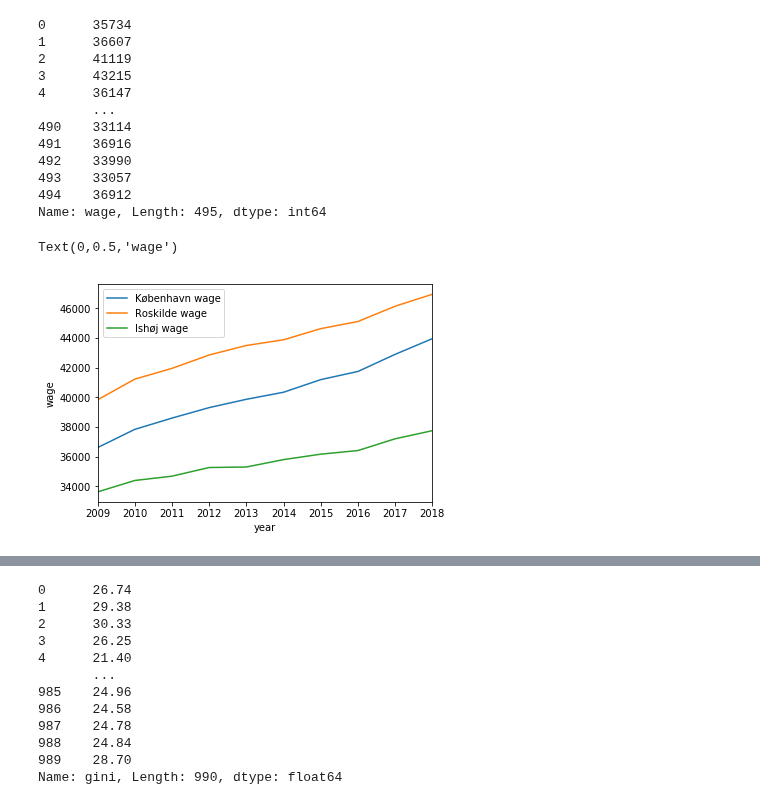
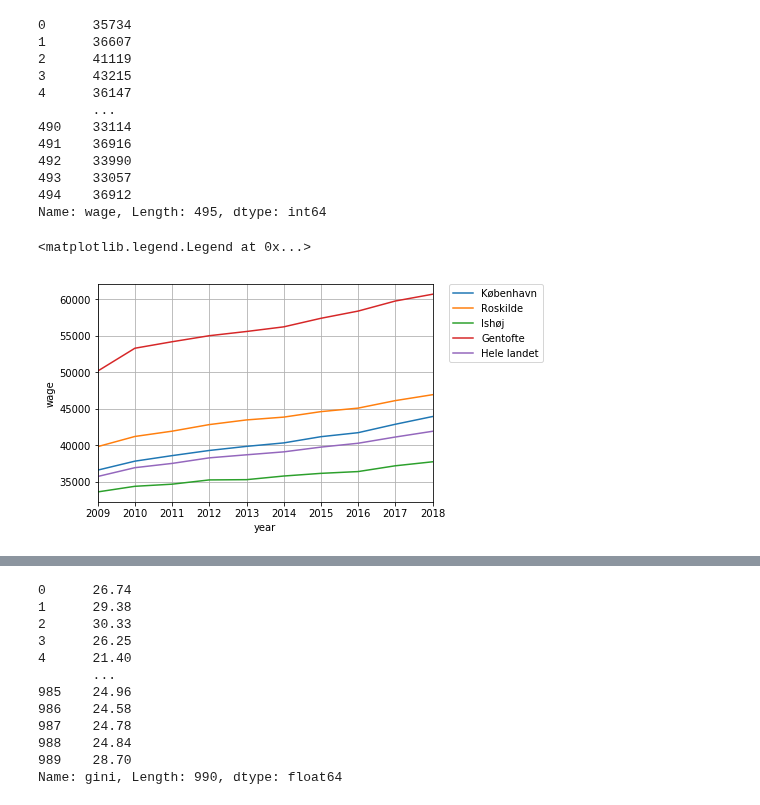
Before and after one commit to NumEconCopenhagen/projects-2020-tobiasharald, a Jupyter notebook: dataproject/dataproject.ipynb, the cells around one changed output, grey strips where cells are left out. Saved outputs shown, nothing was run; the diff lists cells and outputs as text; code cells hidden in the pictures.

```diff
--- a/dataproject/dataproject.ipynb
+++ b/dataproject/dataproject.ipynb
@@ -318,20 +281,22 @@ Name: wage, Length: 495, dtype: int64
 # %%
 wage_mean = wage_grouped.mean() # mean wage
 wage_mean.name = 'wage_mean'
 wage_test = wage_long.set_index('municipality').join(wage_mean, how='left')
 wage_test['diff'] = wage_test.wage - wage_test.wage_mean
 wage_test.xs('Gentofte')
-municipalities2 = ['København','Roskilde','Ishøj']
+municipalities2 = ['København','Roskilde','Ishøj','Gentofte','Hele landet']
 
 fig = plt.figure()
 ax = fig.add_subplot(1,1,1)
 
 for m in municipalities2:
-    wage_test.xs(m).plot(x='year',y='wage',ax=ax,label=m + ' wage')
-    #gini_test.xs(m).set_ylabel('wage')
+    wage_test.xs(m).plot(x='year',y='wage',ax=ax,label=m)
+
 
 ax.legend(frameon=True)
 ax.set_ylabel('wage')
+ax.grid(True)
+plt.legend(bbox_to_anchor=(1.05, 1), loc='upper left', borderaxespad=0.)
 # %% [output]
-Text(0,0.5,'wage')
+<matplotlib.legend.Legend at 0x...>
-[figure, old version]
+[figure, new version]
```
Also changed, not shown: parts of 40 cells of this notebook.
